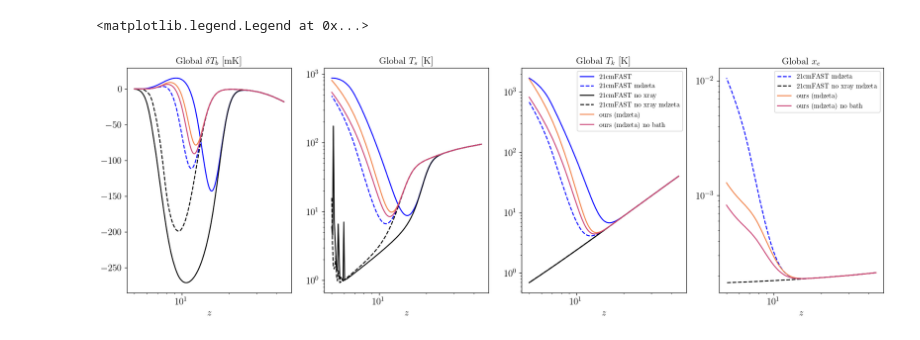
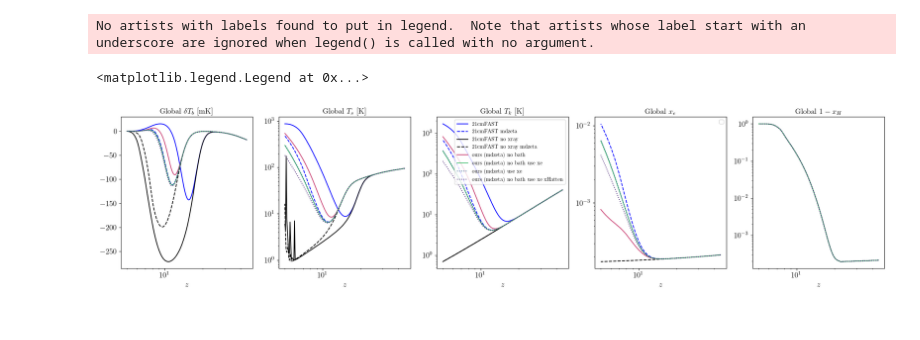
Before and after one commit to yitiansun/DM21cm, a Jupyter notebook: notebooks/plotting_simple.ipynb, the cells around one changed output. Drawn from its saved outputs; the diff is of its cells as text; code cells hidden in the pictures.

```diff
--- a/notebooks/plotting_simple.ipynb
+++ b/notebooks/plotting_simple.ipynb
@@ -20,8 +20,10 @@ plot_options = {
     'base_mdz' : dict(color='b', ls='--'),
     'noxray' : dict(color='k', ls='-'),
     'noxray_mdz' : dict(color='k', ls='--'),
-    'ours' : dict(color=cms['plasma'](0.7)),
     'ours_nobath_m1' : dict(color=cms['plasma'](0.5)),
+    'ours_nobath_usexe' : dict(color=cms['viridis'](0.7)),
+    'ours_usexe' : dict(color=cms['viridis'](0.3), ls=':'),
+    'ours_nobath_usexe_xHatten' : dict(color=cms['viridis'](0.1), ls=':'),
 }
 labels = {
     'T_b' : {
@@ -33,36 +35,42 @@ labels = {
         'base_mdz' : '21cmFAST mdzeta',
         'noxray' : '21cmFAST no xray',
         'noxray_mdz' : '21cmFAST no xray mdzeta',
-        'ours' : 'ours (mdzeta)',
         'ours_nobath_m1' : 'ours (mdzeta) no bath',
+        'ours_nobath_usexe' : 'ours (mdzeta) no bath use xe',
+        'ours_usexe' : 'ours (mdzeta) use xe',
+        'ours_nobath_usexe_xHatten' : 'ours (mdzeta) no bath use xe xHatten',
     },
 }
 
-fig, axs = plt.subplots(1, 4, figsize=(20, 6))
+fig, axs = plt.subplots(1, 5, figsize=(25, 5))
 
 for name in plot_options.keys():
 
     records = np.load(f'../data/run_info/xc_{name}_records.npy', allow_pickle=True).item()
 
     axs[0].plot(records['z'], records['T_b'], label=(labels['T_b'][name] if name in labels['T_b'].keys() else None), **plot_options[name])
     axs[1].plot(records['z'], records['T_s'], label=(labels['T_s'][name] if name in labels['T_s'].keys() else None), **plot_options[name])
     axs[2].plot(records['z'], records['T_k'], label=(labels['T_k'][name] if name in labels['T_k'].keys() else None), **plot_options[name])
     if name not in ['noxray', 'base']:
-        axs[3].plot(records['z'], records['x_e'], label=(labels['T_k'][name] if name in labels['T_k'].keys() else None), **plot_options[name])
+        axs[3].plot(records['z'], records['x_e'], **plot_options[name])
+        axs[4].plot(records['z'], records['1-x_H'], **plot_options[name])
 
 axs[0].set(title=r'Global $\delta T_b$ [mK]', xlabel=r'$z$')
 axs[1].set(title=r'Global $T_s$ [K]', xlabel=r'$z$')
 axs[2].set(title=r'Global $T_k$ [K]', xlabel=r'$z$')
 axs[3].set(title=r'Global $x_e$', xlabel=r'$z$')
+axs[4].set(title=r'Global $1-x_H$', xlabel=r'$z$')
 
 axs[0].set(xscale='log')
 axs[1].set(xscale='log', yscale='log')
 axs[2].set(xscale='log', yscale='log')
 axs[3].set(xscale='log', yscale='log')
+axs[4].set(xscale='log', yscale='log')
 
 axs[2].legend(fontsize=10)
 axs[3].legend(fontsize=10)
 #fig.savefig('../outputs/plots/global_evolution.pdf')
 # %% [output]
-<matplotlib.legend.Legend at 0x...>
+No artists with labels found to put in legend.  Note that artists whose label start with an underscore are ignored when legend() is called with no argument.
+<matplotlib.legend.Legend at 0x...>
-[figure, old version]
+[figure, new version]
```
Also changed, not shown: parts of 3 cells of this notebook, 6 other files.
